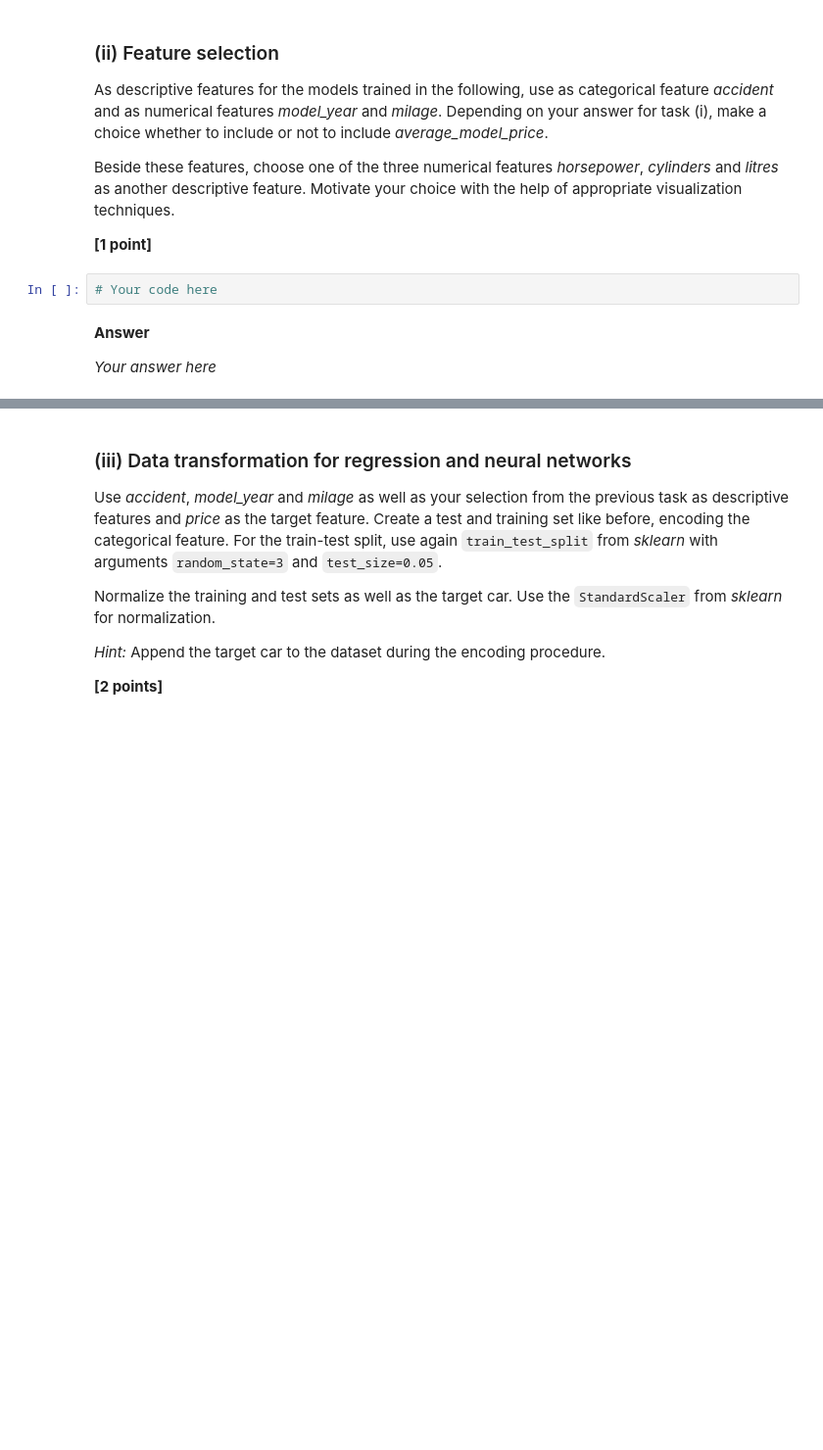
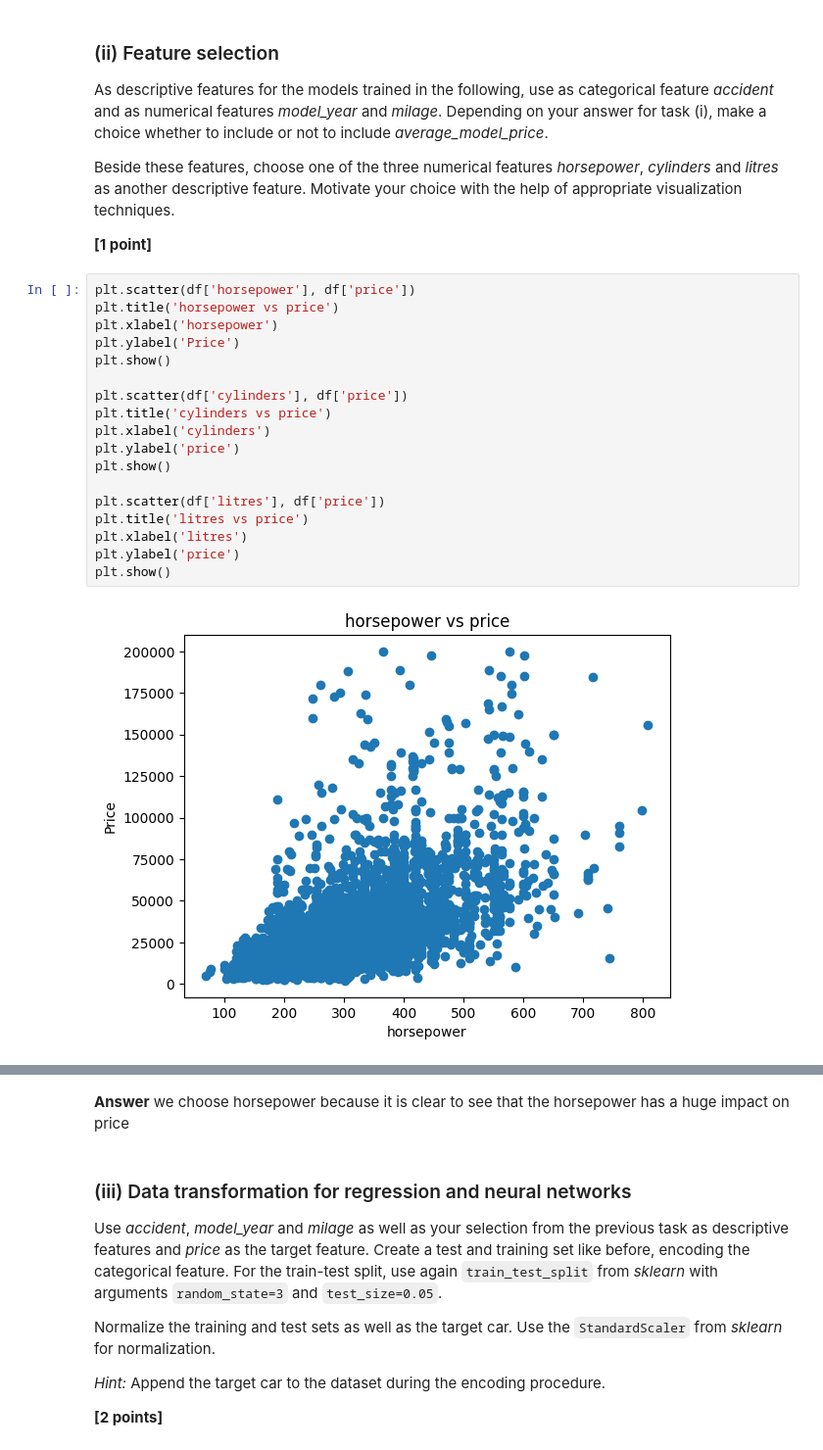
Before and after one commit to Floyden/IDS1, a Jupyter notebook: IDS_WS23_Assignment_part_1-student_updated.ipynb, the cells around one changed output, grey strips where cells are left out. Shown at 98% size. Cells and saved outputs as stored; diff of their text form; blank space fills up the shorter version.

```diff
--- a/IDS_WS23_Assignment_part_1-student_updated.ipynb
+++ b/IDS_WS23_Assignment_part_1-student_updated.ipynb
@@ -842,9 +820,23 @@ As descriptive features for the models trained in the following, use as categori
 Beside these features, choose one of the three numerical features *horsepower*, *cylinders* and *litres* as another descriptive feature. Motivate your choice with the help of appropriate visualization techniques.
 
 **[1 point]**
-# %%
-# Your code here
-# %% [markdown]
-**Answer**
-
-*Your answer here*
+# %%
+plt.scatter(df['horsepower'], df['price'])
+plt.title('horsepower vs price')
+plt.xlabel('horsepower')
+plt.ylabel('Price')
+plt.show()
+
+plt.scatter(df['cylinders'], df['price'])
+plt.title('cylinders vs price')
+plt.xlabel('cylinders')
+plt.ylabel('price')
+plt.show()
+
+plt.scatter(df['litres'], df['price'])
+plt.title('litres vs price')
+plt.xlabel('litres')
+plt.ylabel('price')
+plt.show()
+# %% [output]
+[figure, added]
@@ -851,3 +845,6 @@ Beside these features, choose one of the three numerical features *horsepower*,
+# %% [markdown]
+**Answer**
+we choose horsepower because it is clear to see that the horsepower has a huge impact on price
 # %% [markdown]
 ### (iii) Data transformation for regression and neural networks
 
```
Also changed, not shown: parts of 19 cells of this notebook.
